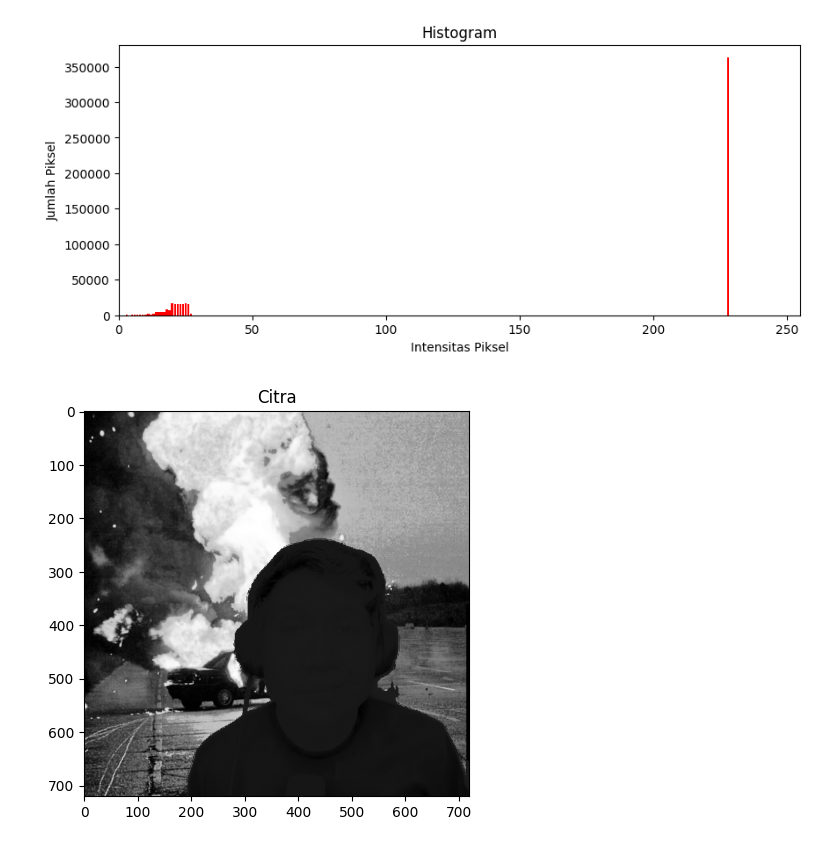
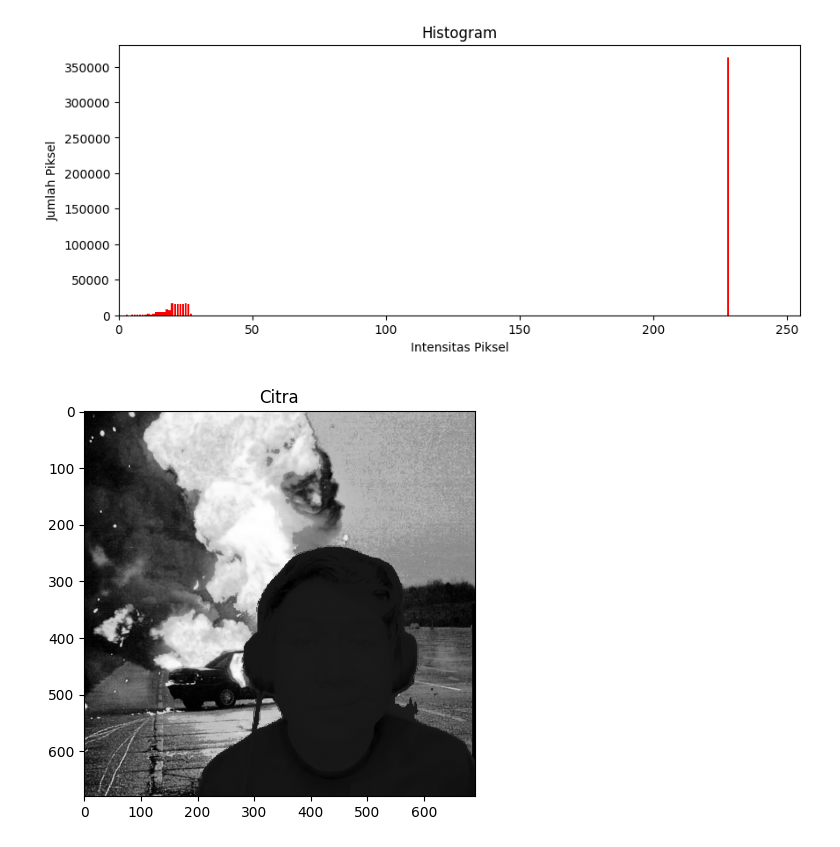
Before and after one commit to praktikum-pcd-2026/modul-2-qomaulii, a Jupyter notebook: windah.ipynb, the cells around one changed output. Drawn from its saved outputs; the diff is of its cells as text; code cells hidden in the pictures.

```diff
--- a/windah.ipynb
+++ b/windah.ipynb
@@ -402,7 +408,12 @@ def ganti_latar_threshold(citra_asal, citra_latar, threshold=50, mode="lebih_bes
 # %%
-hasil_masking, mask = ganti_latar_threshold(hasilSpes, hasilEq, threshold=50, mode="lebih_besar")
-hasilmasking, mask = ganti_latar_threshold(mask, hasilEq, threshold=50, mode="lebih_besar")
+tinggi = min(hasilSpes.shape[0], hasilEq.shape[0])
+lebar = min(hasilSpes.shape[1], hasilEq.shape[1])
 
-tampilkan_citra(hasil_masking)
+hasilSpes_crop = hasilSpes[0:tinggi, 0:lebar]
+hasilEq_crop = hasilEq[0:tinggi, 0:lebar]
+
+mask = buat_mask_threshold(hasilSpes_crop,threshold=100,mode="lebih_kecil")
+hasil_akhir1 = terapkan_mask(hasilEq_crop,hasilSpes_crop,mask)
+tampilkan_citra(hasil_akhir1)
 # %% [output]
-[figure, old version]
+[figure, new version]
```
Also changed, not shown: parts of 3 cells of this notebook.
